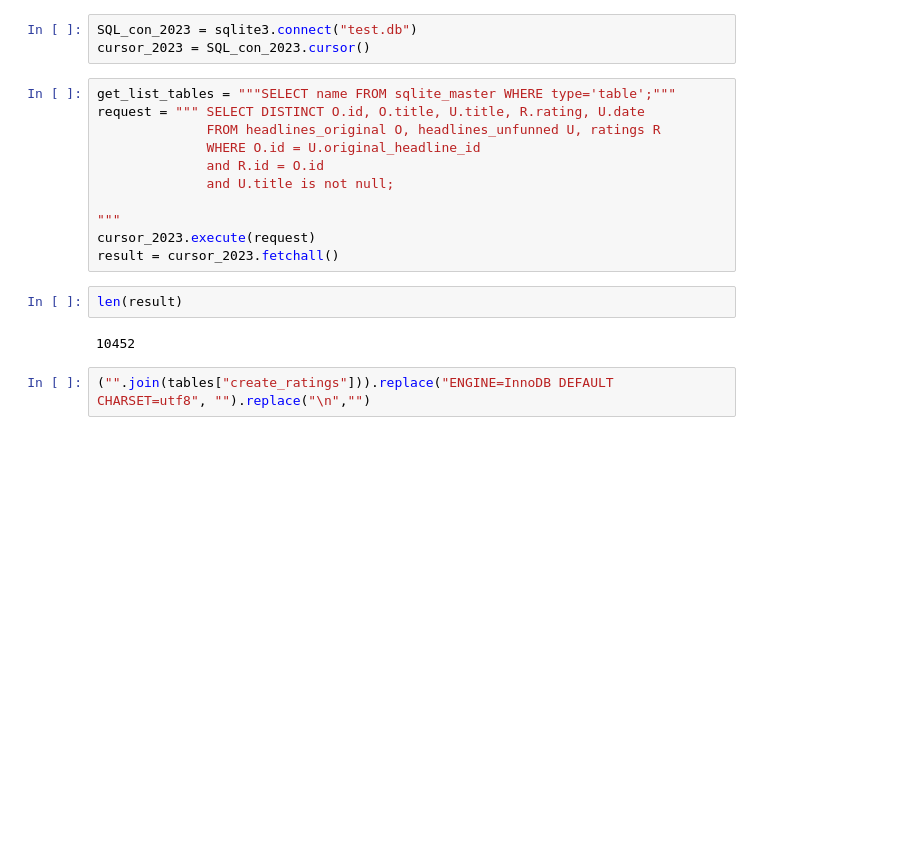
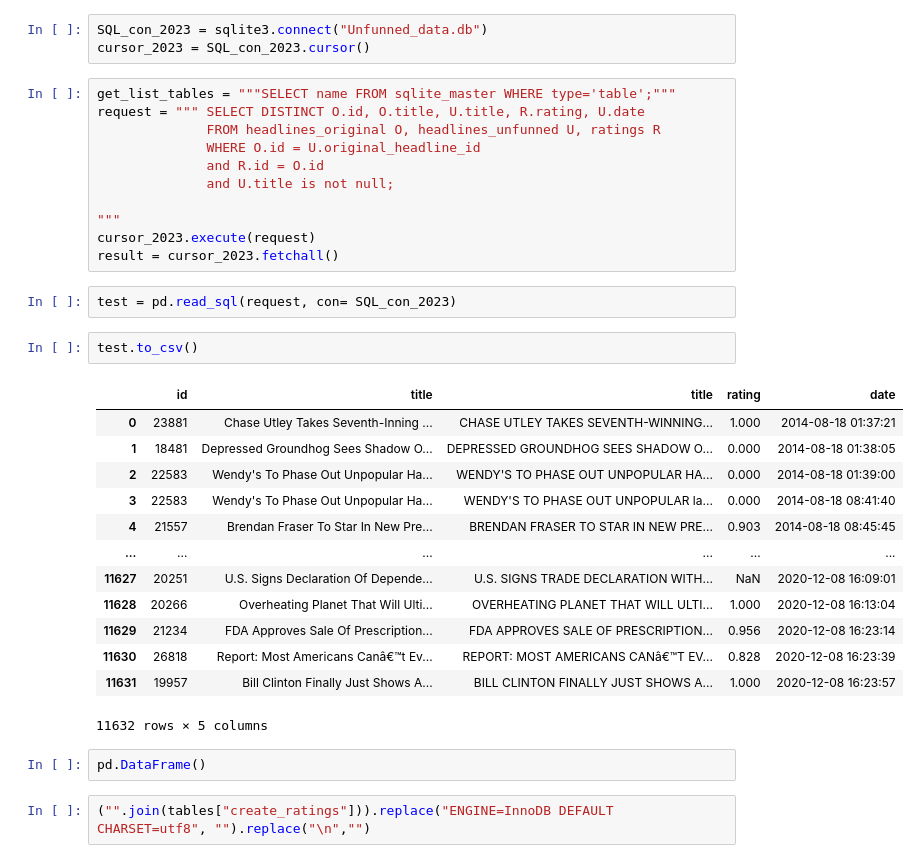
Before and after one commit to godinlu/llm-interpretability, a Jupyter notebook: Working.ipynb, the cells around one changed output. Cells and saved outputs as stored; diff of their text form; blank space fills up the shorter version.

Commit message:
Finished data cleaning script

```diff
--- a/Working.ipynb
+++ b/Working.ipynb
@@ -214,7 +209,7 @@ pos = ("".join(tables[tab_ref])).split(");")[errors[tab_ref][idx][0]].find(error
 # %%
 ("".join(tables[tab_ref])).split(";")[0].split("\n")
 # %%
-SQL_con_2023 = sqlite3.connect("test.db")
+SQL_con_2023 = sqlite3.connect("Unfunned_data.db")
 cursor_2023 = SQL_con_2023.cursor()
 # %%
 get_list_tables = """SELECT name FROM sqlite_master WHERE type='table';"""
@@ -227,10 +222,26 @@ request = """ SELECT DISTINCT O.id, O.title, U.title, R.rating, U.date
 """
 cursor_2023.execute(request)
 result = cursor_2023.fetchall()
-# %%
-len(result)
-# %% [output]
-10452
+# %%
+test = pd.read_sql(request, con= SQL_con_2023)
+# %%
+test.to_csv()
+# %% [output]
+|  | id | title | title | rating | date |
+| 0 | 23881 | Chase Utley Takes Seventh-Inning ... | CHASE UTLEY TAKES SEVENTH-WINNING... | 1.000 | 2014-08-18 01:37:21 |
+| 1 | 18481 | Depressed Groundhog Sees Shadow O... | DEPRESSED GROUNDHOG SEES SHADOW O... | 0.000 | 2014-08-18 01:38:05 |
+| 2 | 22583 | Wendy's To Phase Out Unpopular Ha... | WENDY'S TO PHASE OUT UNPOPULAR HA... | 0.000 | 2014-08-18 01:39:00 |
+| 3 | 22583 | Wendy's To Phase Out Unpopular Ha... | WENDY'S TO PHASE OUT UNPOPULAR la... | 0.000 | 2014-08-18 08:41:40 |
+| 4 | 21557 | Brendan Fraser To Star In New Pre... | BRENDAN FRASER TO STAR IN NEW PRE... | 0.903 | 2014-08-18 08:45:45 |
+| ... | ... | ... | ... | ... | ... |
+| 11627 | 20251 | U.S. Signs Declaration Of Depende... | U.S. SIGNS TRADE DECLARATION WITH... | NaN | 2020-12-08 16:09:01 |
+| 11628 | 20266 | Overheating Planet That Will Ulti... | OVERHEATING PLANET THAT WILL ULTI... | 1.000 | 2020-12-08 16:13:04 |
+| 11629 | 21234 | FDA Approves Sale Of Prescription... | FDA APPROVES SALE OF PRESCRIPTION... | 0.956 | 2020-12-08 16:23:14 |
+| 11630 | 26818 | Report: Most Americans Canâ€™t Ev... | REPORT: MOST AMERICANS CANâ€™T EV... | 0.828 | 2020-12-08 16:23:39 |
+| 11631 | 19957 | Bill Clinton Finally Just Shows A... | BILL CLINTON FINALLY JUST SHOWS A... | 1.000 | 2020-12-08 16:23:57 |
+11632 rows × 5 columns
+# %%
+pd.DataFrame()
 # %%
 ("".join(tables["create_ratings"])).replace("ENGINE=InnoDB DEFAULT CHARSET=utf8", "").replace("\n","")
 # %% [output]
```
Also changed, not shown: parts of 17 cells of this notebook, 9 other files.
